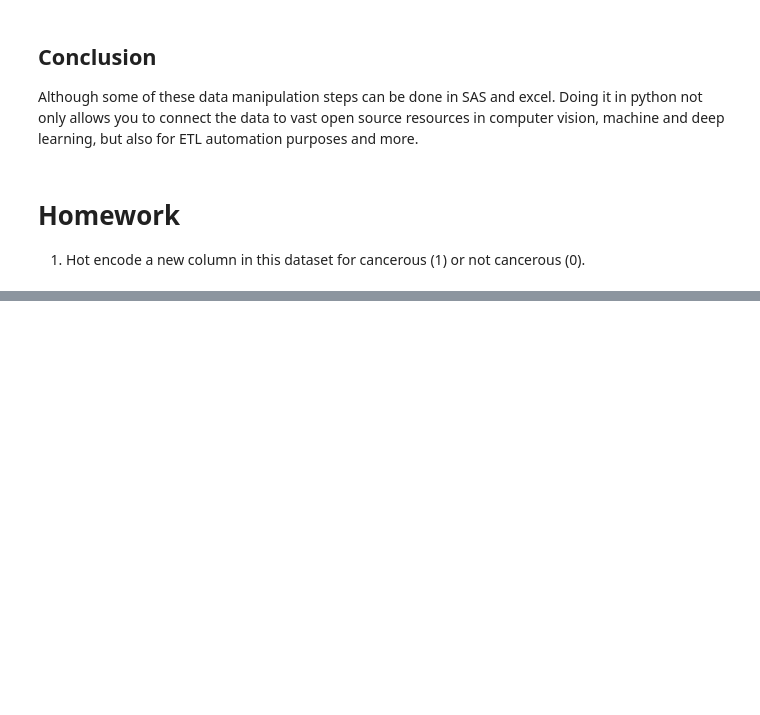
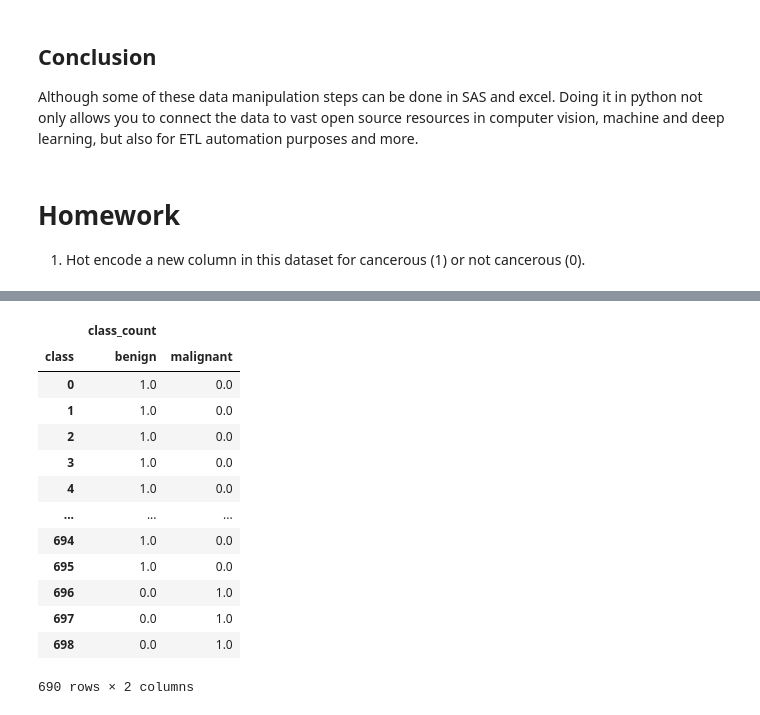
Before and after one commit to Kriskayak/Data, a Jupyter notebook: 2_DataWrangling/PandasTutorial/Jennifer_PandasIntro.ipynb, the cells around one changed output, grey strips where cells are left out. Saved outputs shown, nothing was run; the diff lists cells and outputs as text; code cells hidden in the pictures; blank space fills up the shorter version.

```diff
--- a/2_DataWrangling/PandasTutorial/Jennifer_PandasIntro.ipynb
+++ b/2_DataWrangling/PandasTutorial/Jennifer_PandasIntro.ipynb
@@ -295,0 +476,22 @@ Although some of these data manipulation steps can be done in SAS and excel. Doi
+# %%
+malignancy_one_hot_encoded = pd.pivot_table( categorical_df,
+                                  index = categorical_df.index,
+                                  columns = ['class'],
+                                   values = ['class_count'] )
+malignancy_one_hot_encoded = malignancy_one_hot_encoded.fillna(0)
+malignancy_one_hot_encoded
+# %% [output]
+|  | class_count |  |
+| class | benign | malignant |
+| 0 | 1.0 | 0.0 |
+| 1 | 1.0 | 0.0 |
+| 2 | 1.0 | 0.0 |
+| 3 | 1.0 | 0.0 |
+| 4 | 1.0 | 0.0 |
+| ... | ... | ... |
+| 694 | 1.0 | 0.0 |
+| 695 | 1.0 | 0.0 |
+| 696 | 0.0 | 1.0 |
+| 697 | 0.0 | 1.0 |
+| 698 | 0.0 | 1.0 |
+690 rows × 2 columns
```
Also changed, not shown: parts of 16 cells of this notebook.
